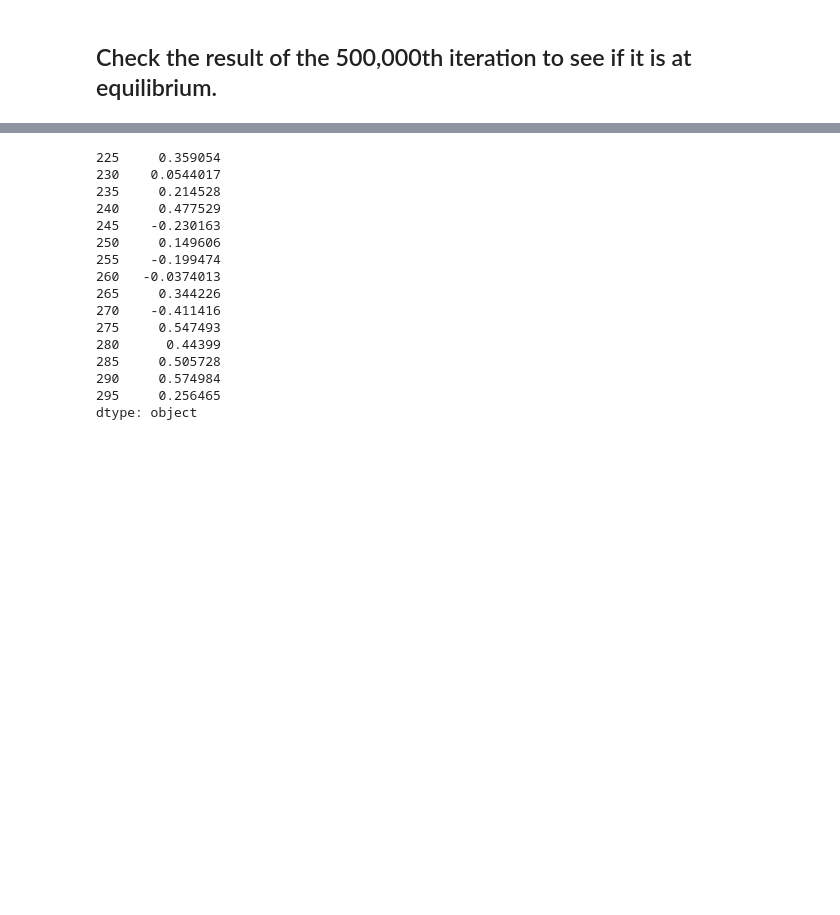
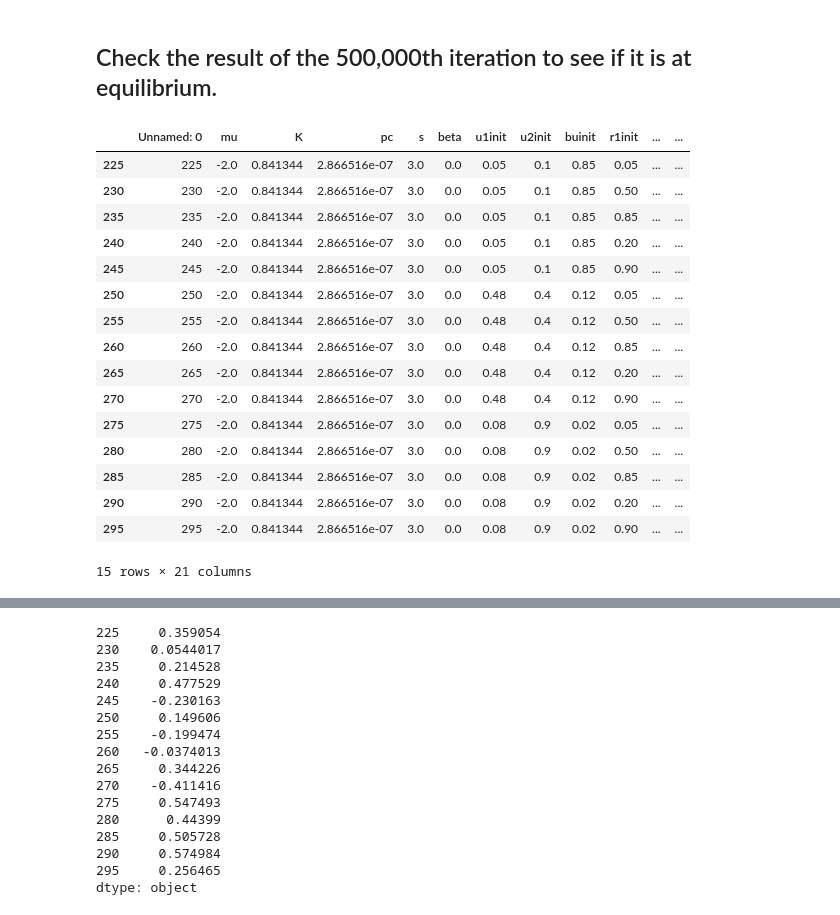
Before and after one commit to taliaborofsky/PayoffLearning_RelativeFood, a Jupyter notebook: PO_GenerateDFs.ipynb, the cells around one changed output, grey strips where cells are left out. Cells and saved outputs as stored; diff of their text form; code cells hidden in the pictures; blank space fills up the shorter version.

```diff
--- a/PO_GenerateDFs.ipynb
+++ b/PO_GenerateDFs.ipynb
@@ -203,4 +203,25 @@ df_1side.to_csv('data_1side_1stRound.csv')
 ## Check the result of the 500,000th iteration to see if it is at equilibrium.
 # %%
 df_1side = pd.read_csv('data_1side_1stRound.csv')
+df_1side['difference'] = np.abs(df_1side.u1eq - df_1side.u2eq)
+# %%
+df_1side.query('difference > 1e-12')
+# %% [output]
+|  | Unnamed: 0 | mu | K | pc | s | beta | u1init | u2init | buinit | r1init | ... | ... |
+| 225 | 225 | -2.0 | 0.841344 | 2.866516e-07 | 3.0 | 0.0 | 0.05 | 0.1 | 0.85 | 0.05 | ... | ... |
+| 230 | 230 | -2.0 | 0.841344 | 2.866516e-07 | 3.0 | 0.0 | 0.05 | 0.1 | 0.85 | 0.50 | ... | ... |
+| 235 | 235 | -2.0 | 0.841344 | 2.866516e-07 | 3.0 | 0.0 | 0.05 | 0.1 | 0.85 | 0.85 | ... | ... |
+| 240 | 240 | -2.0 | 0.841344 | 2.866516e-07 | 3.0 | 0.0 | 0.05 | 0.1 | 0.85 | 0.20 | ... | ... |
+| 245 | 245 | -2.0 | 0.841344 | 2.866516e-07 | 3.0 | 0.0 | 0.05 | 0.1 | 0.85 | 0.90 | ... | ... |
+| 250 | 250 | -2.0 | 0.841344 | 2.866516e-07 | 3.0 | 0.0 | 0.48 | 0.4 | 0.12 | 0.05 | ... | ... |
+| 255 | 255 | -2.0 | 0.841344 | 2.866516e-07 | 3.0 | 0.0 | 0.48 | 0.4 | 0.12 | 0.50 | ... | ... |
+| 260 | 260 | -2.0 | 0.841344 | 2.866516e-07 | 3.0 | 0.0 | 0.48 | 0.4 | 0.12 | 0.85 | ... | ... |
+| 265 | 265 | -2.0 | 0.841344 | 2.866516e-07 | 3.0 | 0.0 | 0.48 | 0.4 | 0.12 | 0.20 | ... | ... |
+| 270 | 270 | -2.0 | 0.841344 | 2.866516e-07 | 3.0 | 0.0 | 0.48 | 0.4 | 0.12 | 0.90 | ... | ... |
+| 275 | 275 | -2.0 | 0.841344 | 2.866516e-07 | 3.0 | 0.0 | 0.08 | 0.9 | 0.02 | 0.05 | ... | ... |
+| 280 | 280 | -2.0 | 0.841344 | 2.866516e-07 | 3.0 | 0.0 | 0.08 | 0.9 | 0.02 | 0.50 | ... | ... |
+| 285 | 285 | -2.0 | 0.841344 | 2.866516e-07 | 3.0 | 0.0 | 0.08 | 0.9 | 0.02 | 0.85 | ... | ... |
+| 290 | 290 | -2.0 | 0.841344 | 2.866516e-07 | 3.0 | 0.0 | 0.08 | 0.9 | 0.02 | 0.20 | ... | ... |
+| 295 | 295 | -2.0 | 0.841344 | 2.866516e-07 | 3.0 | 0.0 | 0.08 | 0.9 | 0.02 | 0.90 | ... | ... |
+15 rows × 21 columns
 # %%
```
Also changed, not shown: parts of 2 cells of this notebook, 2 other files.
